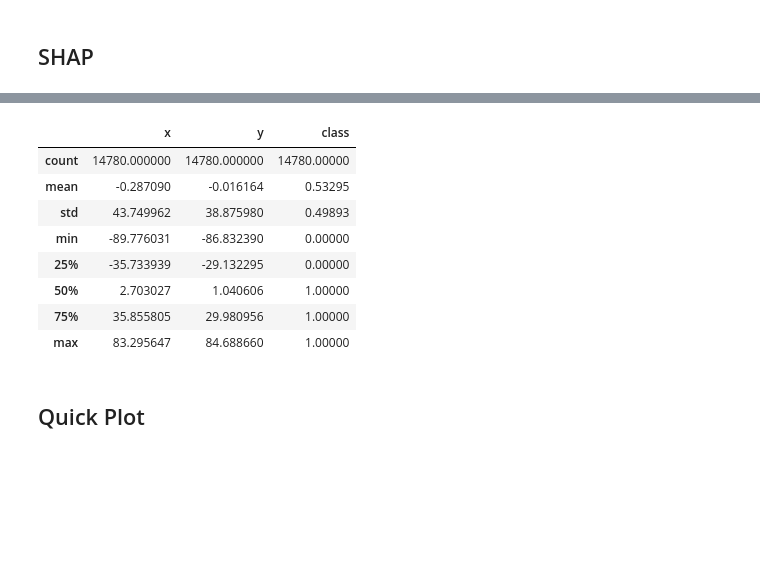
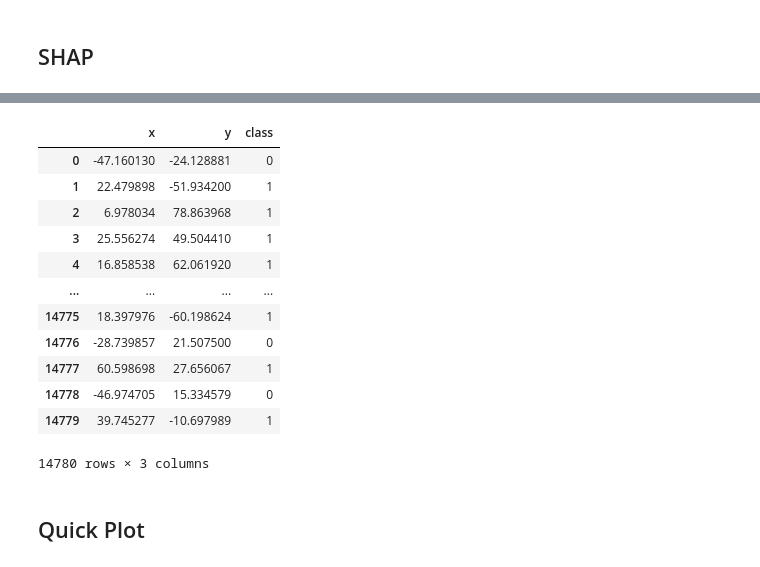
Before and after one commit to c1014695Newcastle/PyTorchJacard, a Jupyter notebook: Model_WORKING.ipynb, the cells around one changed output, grey strips where cells are left out. Saved outputs shown, nothing was run; the diff lists cells and outputs as text; code cells hidden in the pictures; blank space fills up the shorter version.

```diff
--- a/Model_WORKING.ipynb
+++ b/Model_WORKING.ipynb
@@ -161,9 +171,40 @@ class AutoEncoder(nn.Module):
     def __init__(self, encoding_dim):
         super(AutoEncoder, self).__init__()
         # Encoding from 784 (32*32) to an arbitary number of features
-        self.encoder = nn.Linear(784, encoding_dim)
+        # self.encoder = nn.Linear(784, encoding_dim)
+
+        self.encoder = nn.Sequential(
+            nn.Linear(784, 512),
+            nn.ReLU(),
+
+            nn.Linear(512, 256),
+            nn.ReLU(),
+
+            nn.Linear(256, 128),
+            nn.ReLU(),
+
+            nn.Linear(128, 64),
+            nn.ReLU(),
+            nn.Linear(64, encoding_dim)
+        )
+
         # Encoding to 784 (32*32) to an arbitary number of features
-        self.decoder = nn.Linear(encoding_dim, 784)
+        # self.decoder = nn.Linear(encoding_dim, 784)
+
+        self.decoder = nn.Sequential(
+            nn.Linear(encoding_dim, 64),
+            nn.ReLU(),
+
+            nn.Linear(64, 128),
+            nn.ReLU(),
+
+            nn.Linear(128, 256),
+            nn.ReLU(),
+
+            nn.Linear(256, 512),
+            nn.ReLU(),
+            nn.Linear(512, 784)
+        )
 
     def forward(self, x):
         x = x.reshape(-1, 784)
@@ -198,7 +239,7 @@ test_subset = Subset(mnist_testset, test_indices)
 train_loader = DataLoader(
     train_subset,
     batch_size=batch_size,
-    shuffle=True
+    shuffle=False
 )
 
 test_loader = DataLoader(
@@ -359,6 +406,8 @@ test_images = images[61:64]
 e = shap.DeepExplainer(model, background)
 # %%
-shap_values_train = e.shap_values(features_to_train).reshape((12665, 40))
-shap_values_test = e.shap_values(features_to_test).reshape((2115, 40))
+shap_values_train = e.shap_values(features_to_train)
+shap_values_test = e.shap_values(features_to_test)
 shap_values = np.concatenate((shap_values_train, shap_values_test), axis=0)
 labels = np.concatenate((labels_to_train, labels_to_test), axis=0)
+
+shap_values = shap_values.reshape((14780, num_dimensions))
@@ -378,15 +435,19 @@ shap_values_2d_df = pd.DataFrame(shap_values_2d, columns=['x','y']).join(labels_
 # %%
-shap_values_2d_df.describe()
+shap_values_2d_df
 # %% [output]
 |  | x | y | class |
-| count | 14780.000000 | 14780.000000 | 14780.00000 |
-| mean | -0.287090 | -0.016164 | 0.53295 |
-| std | 43.749962 | 38.875980 | 0.49893 |
-| min | -89.776031 | -86.832390 | 0.00000 |
-| 25% | -35.733939 | -29.132295 | 0.00000 |
-| 50% | 2.703027 | 1.040606 | 1.00000 |
-| 75% | 35.855805 | 29.980956 | 1.00000 |
-| max | 83.295647 | 84.688660 | 1.00000 |
+| 0 | -47.160130 | -24.128881 | 0 |
+| 1 | 22.479898 | -51.934200 | 1 |
+| 2 | 6.978034 | 78.863968 | 1 |
+| 3 | 25.556274 | 49.504410 | 1 |
+| 4 | 16.858538 | 62.061920 | 1 |
+| ... | ... | ... | ... |
+| 14775 | 18.397976 | -60.198624 | 1 |
+| 14776 | -28.739857 | 21.507500 | 0 |
+| 14777 | 60.598698 | 27.656067 | 1 |
+| 14778 | -46.974705 | 15.334579 | 0 |
+| 14779 | 39.745277 | -10.697989 | 1 |
+14780 rows × 3 columns
 # %% [markdown]
 ## Quick Plot
 # %%
```
Also changed, not shown: parts of 20 cells of this notebook, 7 other files.
